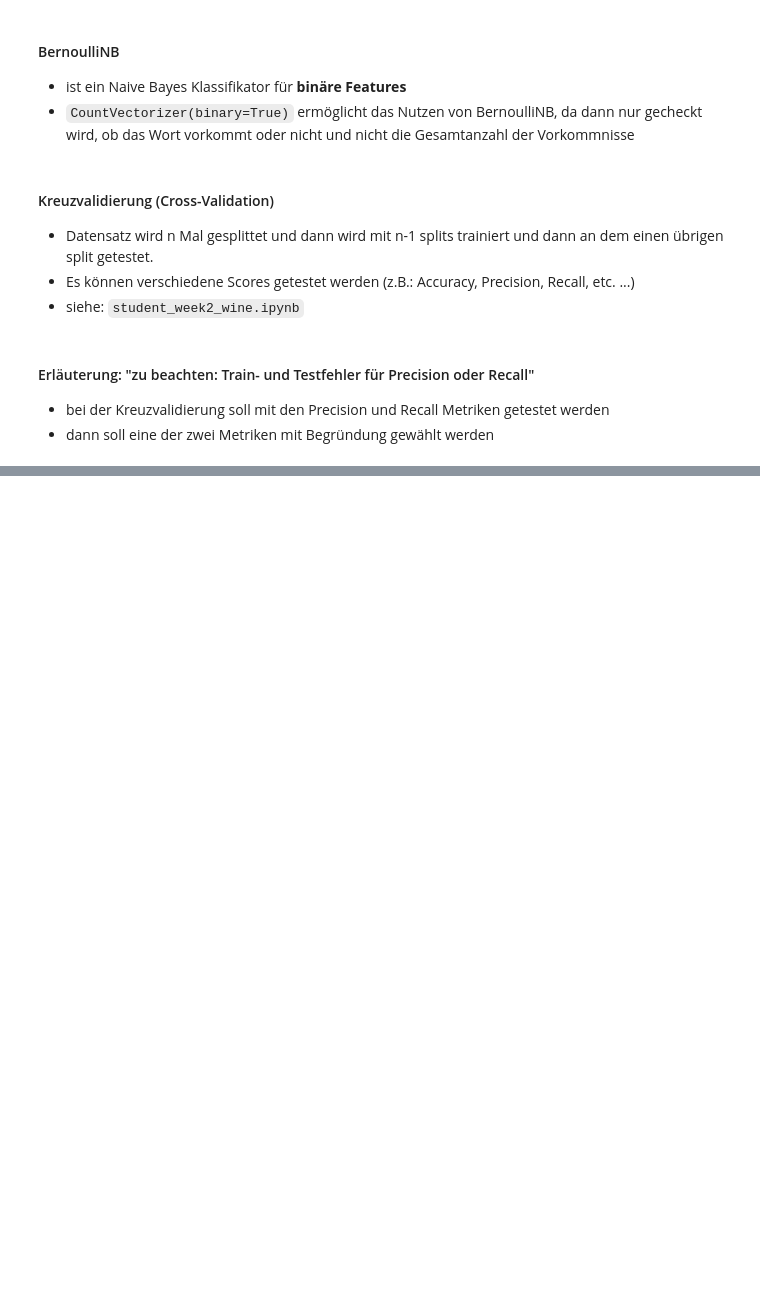
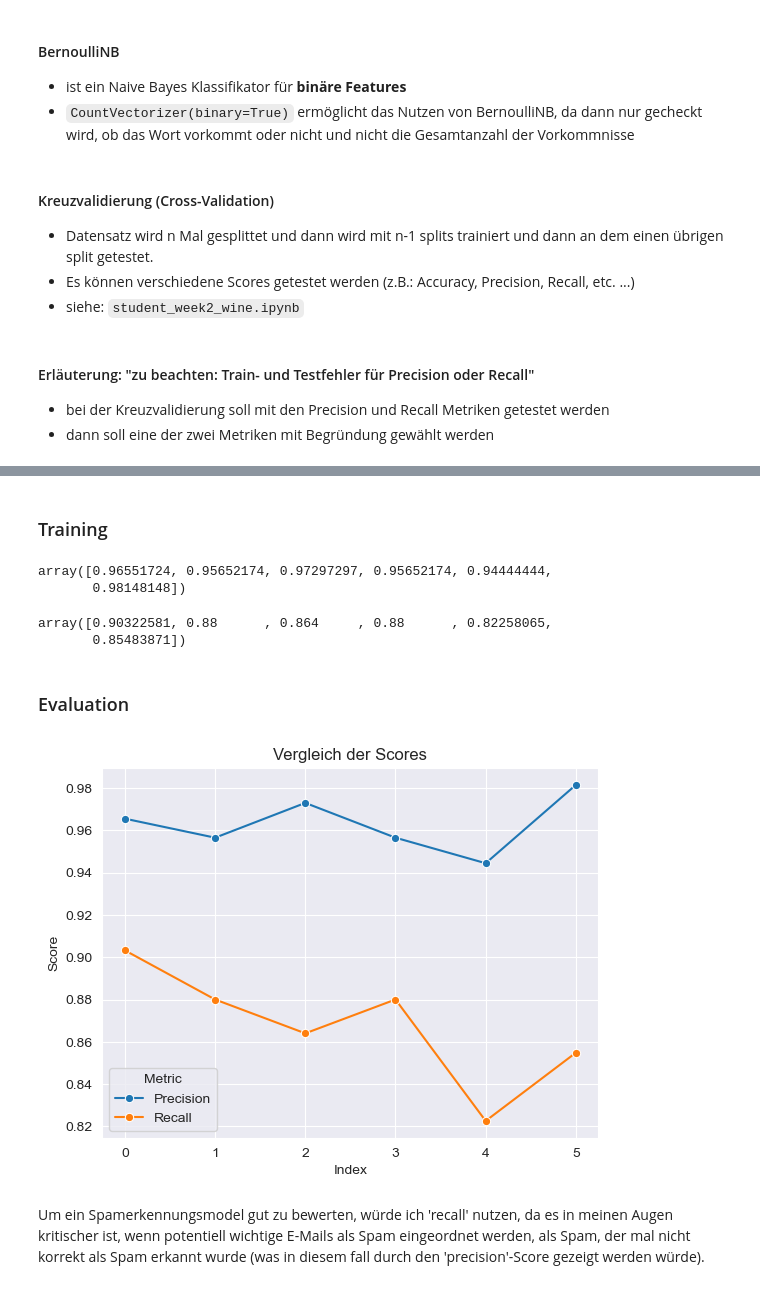
Before and after one commit to j0-ji/AI-class, a Jupyter notebook: week4/student_week4.ipynb, the cells around one changed output, grey strips where cells are left out. Saved outputs shown, nothing was run; the diff lists cells and outputs as text; code cells hidden in the pictures; blank space fills up the shorter version.

```diff
--- a/week4/student_week4.ipynb
+++ b/week4/student_week4.ipynb
@@ -38,0 +84,2 @@ Wandelt Texte in numerische Vektoren um, indem er zählt, wie oft Wörter im Tex
+# %% [markdown]
+### Training
@@ -38,0 +98,46 @@ Wandelt Texte in numerische Vektoren um, indem er zählt, wie oft Wörter im Tex
+# %%
+# Eigene "scorer" um nicht spam und ham in 1 und 0 übersetzen zu müssen
+precision_scorer = make_scorer(precision_score, pos_label="spam")
+recall_scorer = make_scorer(recall_score, pos_label="spam")
+# %%
+# Anzahl an Splits:
+splits = 6
+
+# Dataframe shuffeln, damit nicht nur statische scores rauskommen
+shuffled_data = data.sample(frac=1).reset_index(drop=True)
+# %%
+scoresPrecision = cross_val_score(pipeline, shuffled_data['text'], shuffled_data['target'], cv=splits, scoring=precision_scorer)
+scoresPrecision
+# %% [output]
+array([0.96551724, 0.95652174, 0.97297297, 0.95652174, 0.94444444,
+       0.98148148])
+# %%
+scoresRecall = cross_val_score(pipeline, shuffled_data['text'], shuffled_data['target'], cv=splits, scoring=recall_scorer)
+scoresRecall
+# %% [output]
+array([0.90322581, 0.88      , 0.864     , 0.88      , 0.82258065,
+       0.85483871])
+# %% [markdown]
+### Evaluation
+# %%
+# Scores in Dataframe umwandeln
+scores_df = pd.DataFrame({
+    'Index': list(range(splits)),
+    'Precision': scoresPrecision,
+    'Recall': scoresRecall
+})
+
+# Dataframe in long Format bringen - sonst können nicht Precision & Recall gleichzeitig dargestellt werden...
+scores_melted = scores_df.melt(id_vars='Index', var_name='Metric', value_name='Score')
+
+plot = sns.lineplot(data=scores_melted, x='Index', y='Score', hue='Metric', marker='o')
+
+plot.set_title("Vergleich der Scores")
+plt.xlabel('Index')
+plt.ylabel('Score')
+plt.grid(True)
+plt.show()
+# %% [output]
+[figure, added]
+# %% [markdown]
+Um ein Spamerkennungsmodel gut zu bewerten, würde ich 'recall' nutzen, da es in meinen Augen kritischer ist, wenn potentiell wichtige E-Mails als Spam eingeordnet werden, als Spam, der mal nicht korrekt als Spam erkannt wurde (was in diesem fall durch den 'precision'-Score gezeigt werden würde).
```
Also changed, not shown: parts of 9 cells of this notebook.
